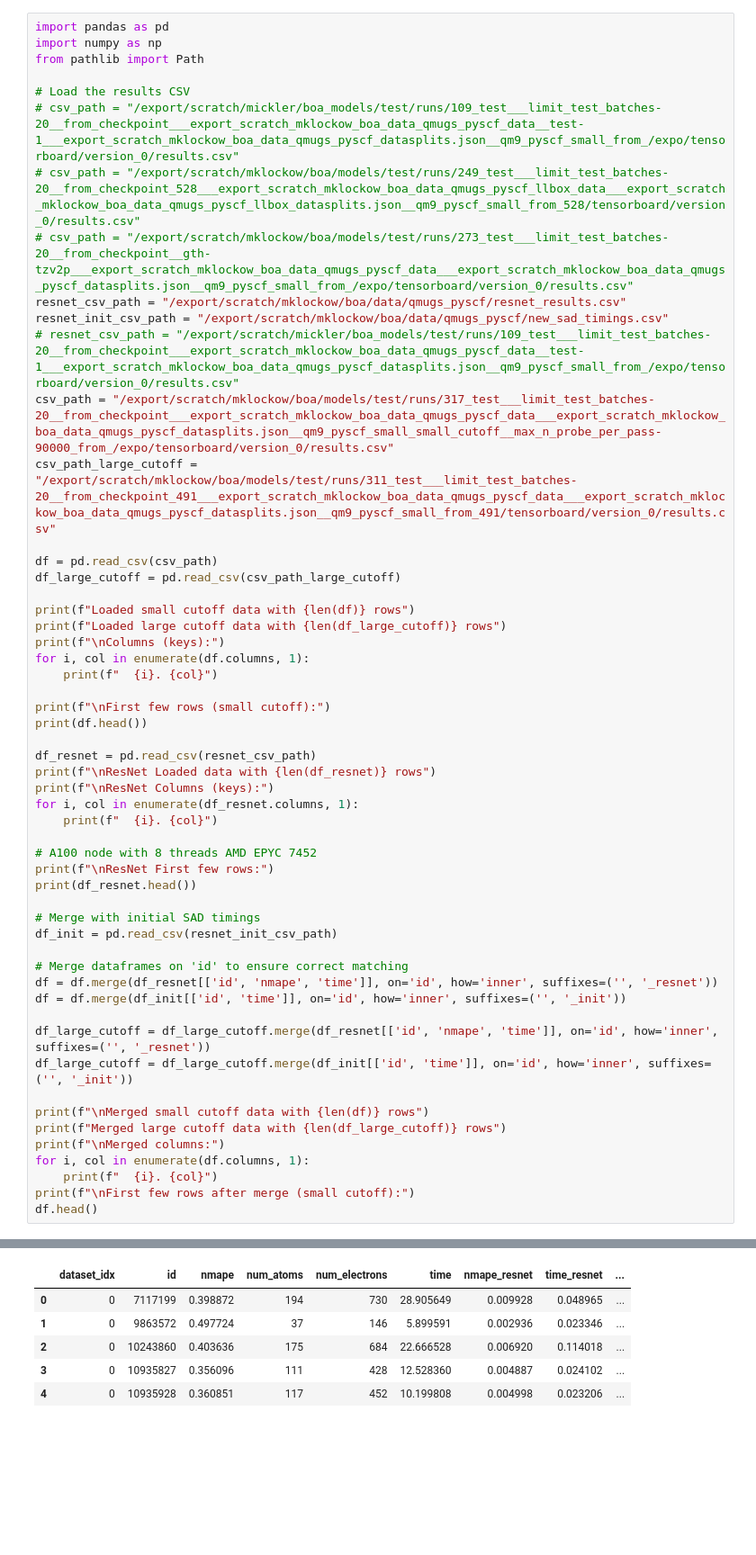
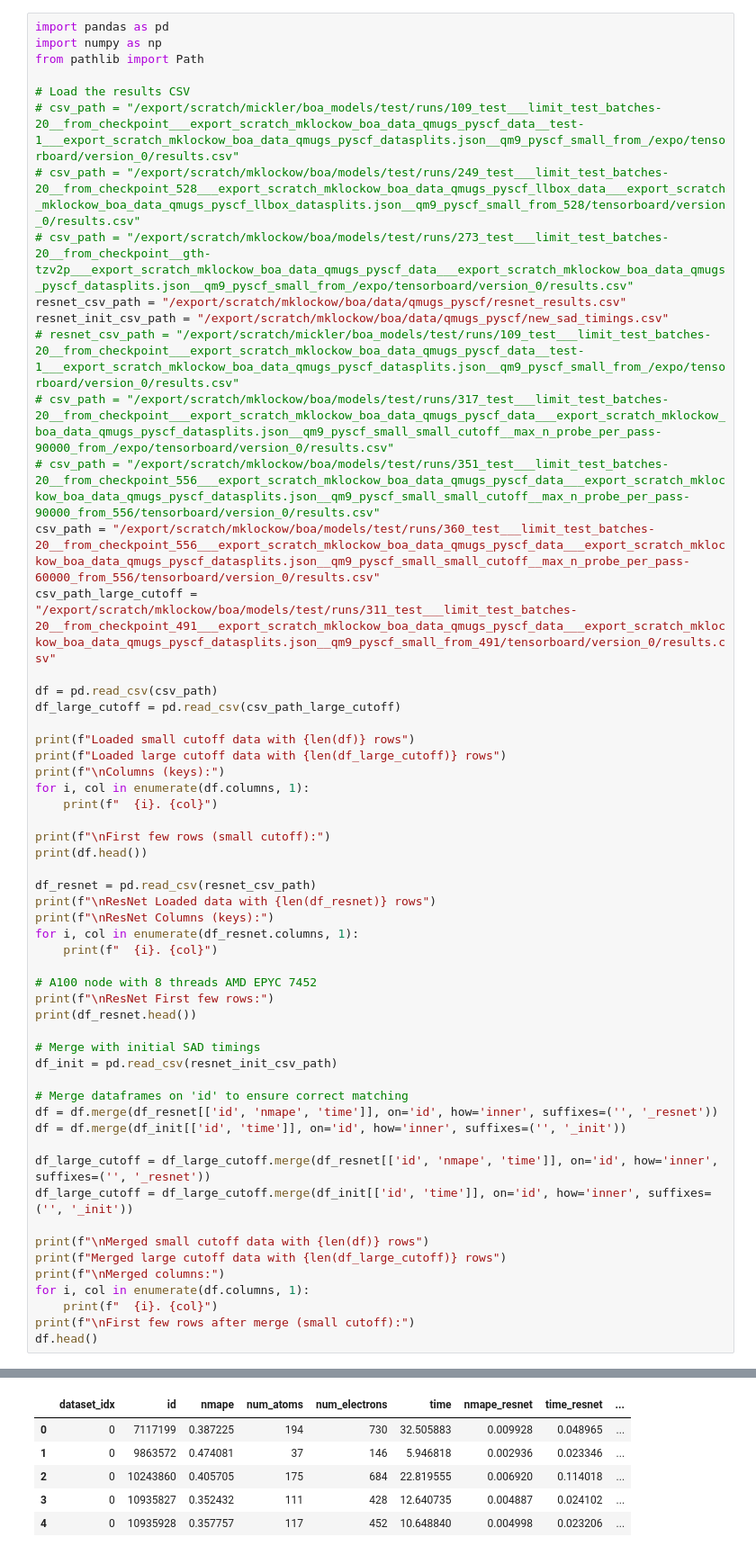
Before and after one commit to sciai-lab/boa, a Jupyter notebook: notebooks/eval_qmugs.ipynb, the cells around one changed output, grey strips where cells are left out. Shown at 90% size. Cells and saved outputs as stored; diff of their text form; blank space fills up the shorter version.

```diff
--- a/notebooks/eval_qmugs.ipynb
+++ b/notebooks/eval_qmugs.ipynb
@@ -10,7 +10,9 @@ from pathlib import Path
 resnet_csv_path = "/export/scratch/mklockow/boa/data/qmugs_pyscf/resnet_results.csv"
 resnet_init_csv_path = "/export/scratch/mklockow/boa/data/qmugs_pyscf/new_sad_timings.csv"
 # resnet_csv_path = "/export/scratch/mickler/boa_models/test/runs/109_test___limit_test_batches-20__from_checkpoint___export_scratch_mklockow_boa_data_qmugs_pyscf_data__test-1___export_scratch_mklockow_boa_data_qmugs_pyscf_datasplits.json__qm9_pyscf_small_from_/expo/tensorboard/version_0/results.csv"
-csv_path = "/export/scratch/mklockow/boa/models/test/runs/317_test___limit_test_batches-20__from_checkpoint___export_scratch_mklockow_boa_data_qmugs_pyscf_data___export_scratch_mklockow_boa_data_qmugs_pyscf_datasplits.json__qm9_pyscf_small_small_cutoff__max_n_probe_per_pass-90000_from_/expo/tensorboard/version_0/results.csv"
+# csv_path = "/export/scratch/mklockow/boa/models/test/runs/317_test___limit_test_batches-20__from_checkpoint___export_scratch_mklockow_boa_data_qmugs_pyscf_data___export_scratch_mklockow_boa_data_qmugs_pyscf_datasplits.json__qm9_pyscf_small_small_cutoff__max_n_probe_per_pass-90000_from_/expo/tensorboard/version_0/results.csv"
+# csv_path = "/export/scratch/mklockow/boa/models/test/runs/351_test___limit_test_batches-20__from_checkpoint_556___export_scratch_mklockow_boa_data_qmugs_pyscf_data___export_scratch_mklockow_boa_data_qmugs_pyscf_datasplits.json__qm9_pyscf_small_small_cutoff__max_n_probe_per_pass-90000_from_556/tensorboard/version_0/results.csv"
+csv_path = "/export/scratch/mklockow/boa/models/test/runs/360_test___limit_test_batches-20__from_checkpoint_556___export_scratch_mklockow_boa_data_qmugs_pyscf_data___export_scratch_mklockow_boa_data_qmugs_pyscf_datasplits.json__qm9_pyscf_small_small_cutoff__max_n_probe_per_pass-60000_from_556/tensorboard/version_0/results.csv"
 csv_path_large_cutoff = "/export/scratch/mklockow/boa/models/test/runs/311_test___limit_test_batches-20__from_checkpoint_491___export_scratch_mklockow_boa_data_qmugs_pyscf_data___export_scratch_mklockow_boa_data_qmugs_pyscf_datasplits.json__qm9_pyscf_small_from_491/tensorboard/version_0/results.csv"
 
 df = pd.read_csv(csv_path)
@@ -44,38 +46,38 @@ df = df.merge(df_init[['id', 'time']], on='id', how='inner', suffixes=('', '_ini
 
 df_large_cutoff = df_large_cutoff.merge(df_resnet[['id', 'nmape', 'time']], on='id', how='inner', suffixes=('', '_resnet'))
 df_large_cutoff = df_large_cutoff.merge(df_init[['id', 'time']], on='id', how='inner', suffixes=('', '_init'))
 
 print(f"\nMerged small cutoff data with {len(df)} rows")
 print(f"Merged large cutoff data with {len(df_large_cutoff)} rows")
 print(f"\nMerged columns:")
 for i, col in enumerate(df.columns, 1):
     print(f"  {i}. {col}")
 print(f"\nFirst few rows after merge (small cutoff):")
 df.head()
 # %% [output]
 Loaded small cutoff data with 17 rows
 Loaded large cutoff data with 17 rows
 
 Columns (keys):
   1. dataset_idx
   2. id
   3. nmape
   4. num_atoms
   5. num_electrons
   6. time
 
 First few rows (small cutoff):
 ... (35 lines left out)
   8. time_resnet
   9. time_init
 
 First few rows after merge (small cutoff):
 |  | dataset_idx | id | nmape | num_atoms | num_electrons | time | nmape_resnet | time_resnet | ... |
-| 0 | 0 | 7117199 | 0.398872 | 194 | 730 | 28.905649 | 0.009928 | 0.048965 | ... |
-| 1 | 0 | 9863572 | 0.497724 | 37 | 146 | 5.899591 | 0.002936 | 0.023346 | ... |
-| 2 | 0 | 10243860 | 0.403636 | 175 | 684 | 22.666528 | 0.006920 | 0.114018 | ... |
-| 3 | 0 | 10935827 | 0.356096 | 111 | 428 | 12.528360 | 0.004887 | 0.024102 | ... |
-| 4 | 0 | 10935928 | 0.360851 | 117 | 452 | 10.199808 | 0.004998 | 0.023206 | ... |
+| 0 | 0 | 7117199 | 0.387225 | 194 | 730 | 32.505883 | 0.009928 | 0.048965 | ... |
+| 1 | 0 | 9863572 | 0.474081 | 37 | 146 | 5.946818 | 0.002936 | 0.023346 | ... |
+| 2 | 0 | 10243860 | 0.405705 | 175 | 684 | 22.819555 | 0.006920 | 0.114018 | ... |
+| 3 | 0 | 10935827 | 0.352432 | 111 | 428 | 12.640735 | 0.004887 | 0.024102 | ... |
+| 4 | 0 | 10935928 | 0.357757 | 117 | 452 | 10.648840 | 0.004998 | 0.023206 | ... |
 # %%
 import matplotlib.pyplot as plt
 
```
Also changed, not shown: parts of 1 cell of this notebook, 8 other files.
